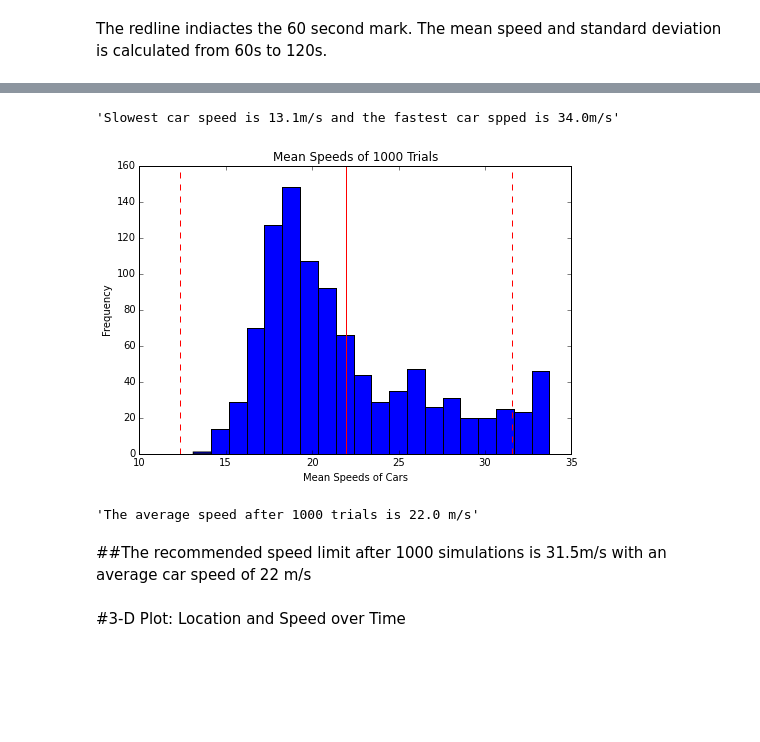
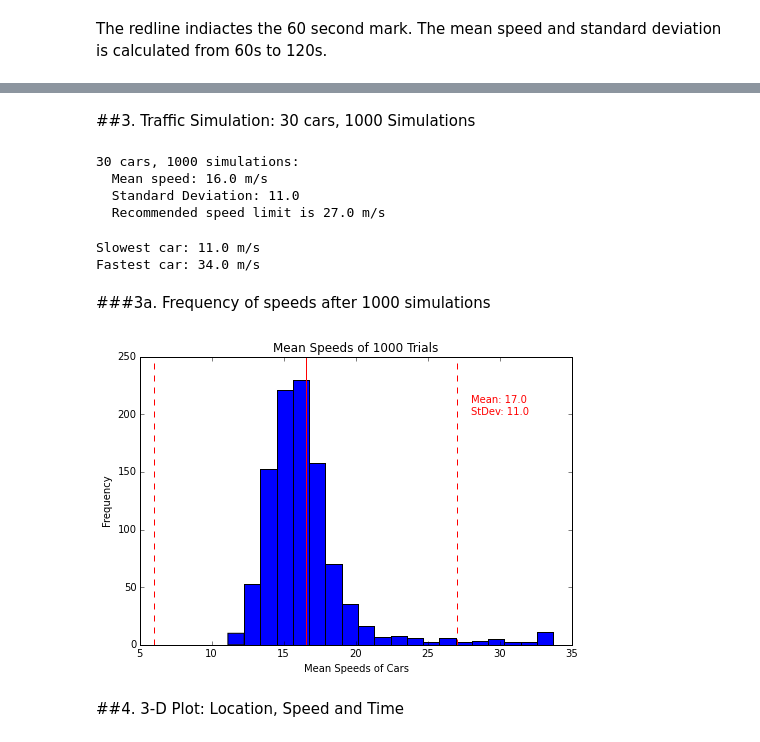
Before and after one commit to tiyd-python-2015-05/traffic-simulation, a Jupyter notebook: traffic_sims.ipynb, the cells around one changed output, grey strips where cells are left out. Drawn from its saved outputs; the diff is of its cells as text; code cells hidden in the pictures; blank space fills up the shorter version.

Commit message:
1, 9, and 1000 normal mode simulations plus road capacity simulations.

```diff
--- a/traffic_sims.ipynb
+++ b/traffic_sims.ipynb
@@ -79,34 +93,51 @@ print(recommendation)
+# %% [markdown]
+##3. Traffic Simulation: 30 cars, 1000 Simulations
 # %%
-simulations_1000 = n_simulations(1000)
+#Setting number of cars and number of simulations.
+num_cars = 30
+num_simulations = 1000
+
+#Mean and standard deviation only include time interval 61 - 120 seconds.
+simulations_1000 = n_simulations(num_simulations, num_cars)
 speeds_1000 = [simulations_1000[i][1][61:] for i in range(len(simulations_1000))]
 mean_speeds_1000 = [np.mean(speeds_1000[i]) for i in range(len(speeds_1000))]
 stdev_1000 = [np.std(speeds_1000[i]) for i in range(len(speeds_1000))]
+print("{} cars, {} simulations:".format(num_cars, num_simulations))
+print("  Mean speed: {} m/s".format(round(np.mean(mean_speeds_of_nine))))
+print("  Standard Deviation: {}".format(round(np.mean(stdev_of_nine))))
+print("  Recommended speed limit is {} m/s".format(round(np.mean(mean_speeds_1000) +np.mean(stdev_1000))))
+# %% [output]
+30 cars, 1000 simulations:
+  Mean speed: 16.0 m/s
+  Standard Deviation: 11.0
+  Recommended speed limit is 27.0 m/s
 # %%
-"Slowest car speed is {}m/s and the fastest car spped is {}m/s".format(round(np.min(mean_speeds_1000), 1),round(np.max(mean_speeds_1000)), 1)
+#Range of car speeds
+print("Slowest car: {} m/s".format(round(np.min(mean_speeds_1000))))
+print("Fastest car: {} m/s".format(round(np.max(mean_speeds_1000))))
 # %% [output]
-'Slowest car speed is 13.1m/s and the fastest car spped is 34.0m/s'
+Slowest car: 11.0 m/s
+Fastest car: 34.0 m/s
+# %% [markdown]
+###3a. Frequency of speeds after 1000 simulations
 # %%
 plt.hist(mean_speeds_1000, bins=20)
 plt.xlabel("Mean Speeds of Cars")
 plt.ylabel("Frequency")
 plt.title("Mean Speeds of 1000 Trials")
 plt.subplots_adjust(left=9, right=10, top=10, bottom=9)
 ymin, ymax = plt.ylim()
 mean = np.mean(mean_speeds_1000)
 stdev = np.mean(stdev_1000)
 plt.vlines(mean, ymin, ymax, color="red")
 plt.vlines([mean - stdev, mean + stdev], ymin, ymax, linestyles="dashed", color="red")
+plt.text(28, 210, "Mean: {}".format(round(np.mean(mean_speeds_1000))), color='r')
+plt.text(28, 200, "StDev: {}".format(round(np.mean(stdev_1000))), color='r')
 plt.show()
 # %% [output]
-[figure, old version]
+[figure, new version]
-# %%
-"The average speed after 1000 trials is {} m/s".format(round(np.mean(mean_speeds_1000)))
-# %% [output]
-'The average speed after 1000 trials is 22.0 m/s'
-# %% [markdown]
-##The recommended speed limit after 1000 simulations is 31.5m/s with an average car speed of 22 m/s
 # %% [markdown]
-#3-D Plot: Location and Speed over Time
+##4. 3-D Plot: Location, Speed and Time
 # %%
 from mpl_toolkits.mplot3d import Axes3D
 # %%
```
Also changed, not shown: parts of 35 cells of this notebook.
